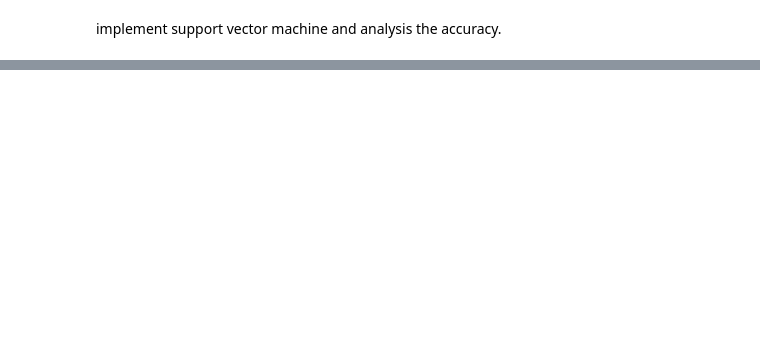
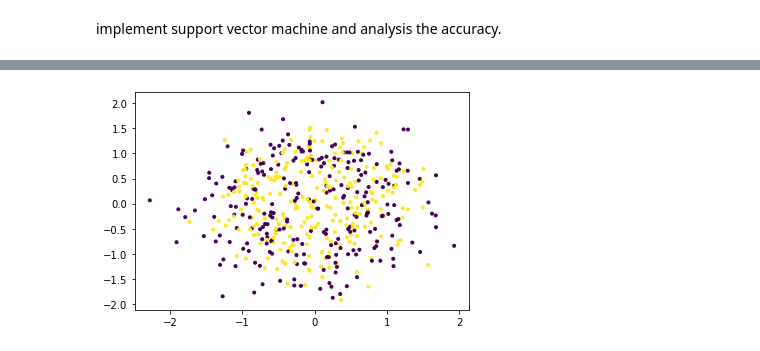
Before and after one commit to Sweety0916/Data-Science, a Jupyter notebook: class_notes/svm_exp4.ipynb, the cells around one changed output, grey strips where cells are left out. Saved outputs shown, nothing was run; the diff lists cells and outputs as text; code cells hidden in the pictures; blank space fills up the shorter version.

```diff
--- a/class_notes/svm_exp4.ipynb
+++ b/class_notes/svm_exp4.ipynb
@@ -8,0 +52,7 @@ import pandas as pd
+# %%
+circle_x,circle_y=datasets.make_circles(n_samples=500,noise=0.45)
+# %%
+plt.scatter(circle_x[:,0],circle_x[:,1],c=circle_y,marker='.')
+plt.show()
+# %% [output]
+[figure, added]
```
Also changed, not shown: parts of 10 cells of this notebook.
